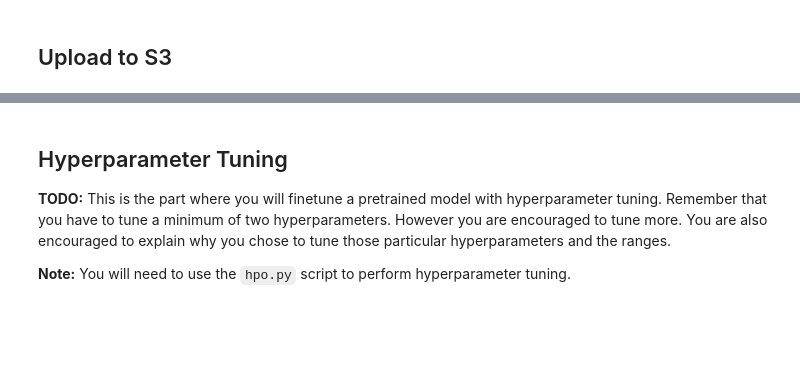
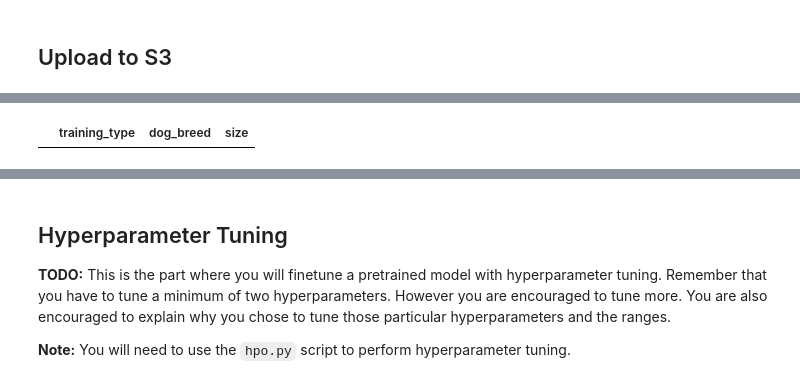
Before and after one commit to samlexrod/CD0387-deep-learning-topics-within-computer-vision-nlp-project-starter, a Jupyter notebook: train_and_deploy.ipynb, the cells around one changed output, grey strips where cells are left out. Drawn from its saved outputs; the diff is of its cells as text; code cells hidden in the pictures; blank space fills up the shorter version.

```diff
--- a/train_and_deploy.ipynb
+++ b/train_and_deploy.ipynb
@@ -67,0 +75,4 @@ for file in tqdm(files_to_upload, desc="Uploading files to s3"):
+# %%
+dog_breeds_group_df[lambda x: x.training_type == 'valid']
+# %% [output]
+|  | training_type | dog_breed | size |
```
Also changed, not shown: parts of 6 cells of this notebook.
